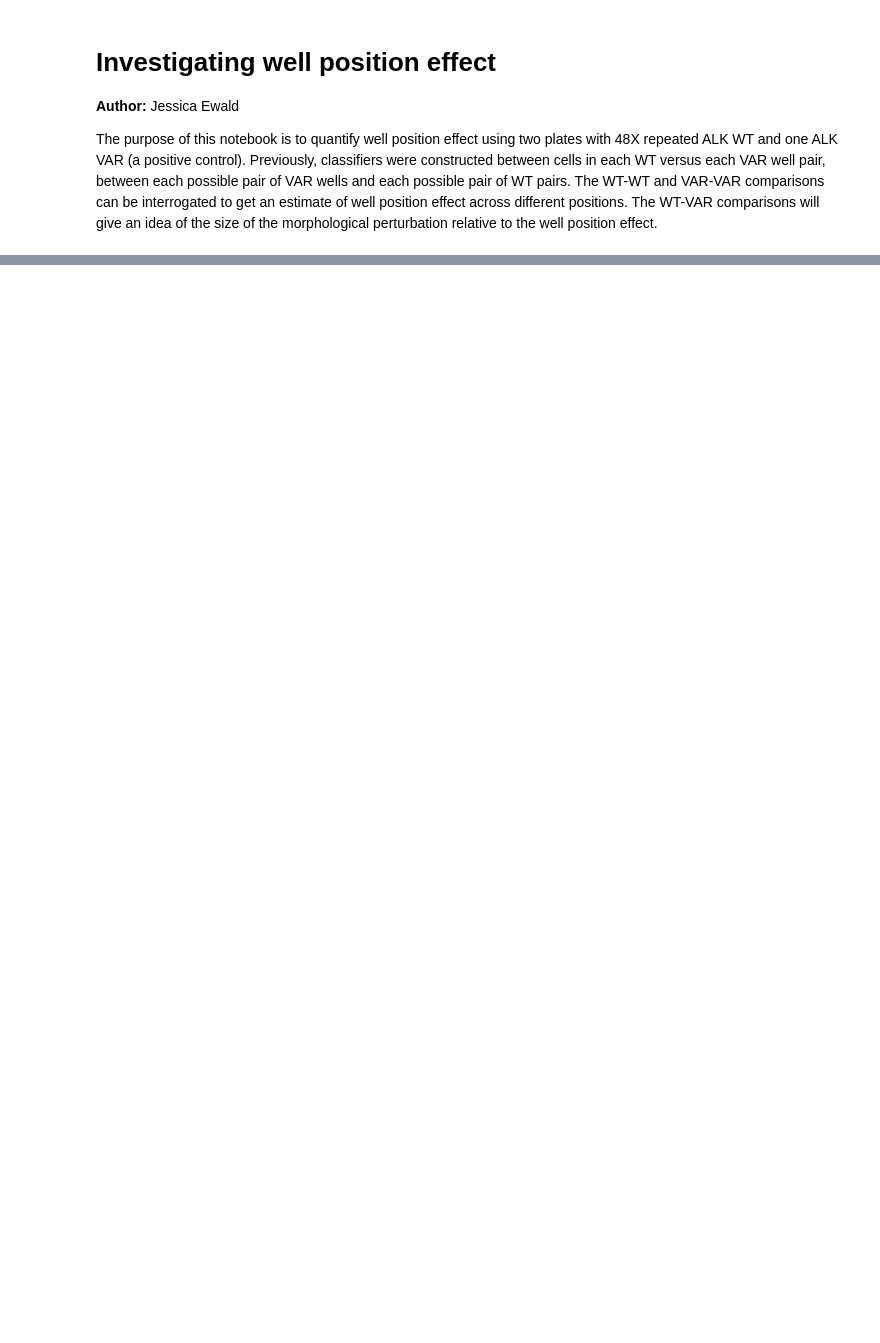
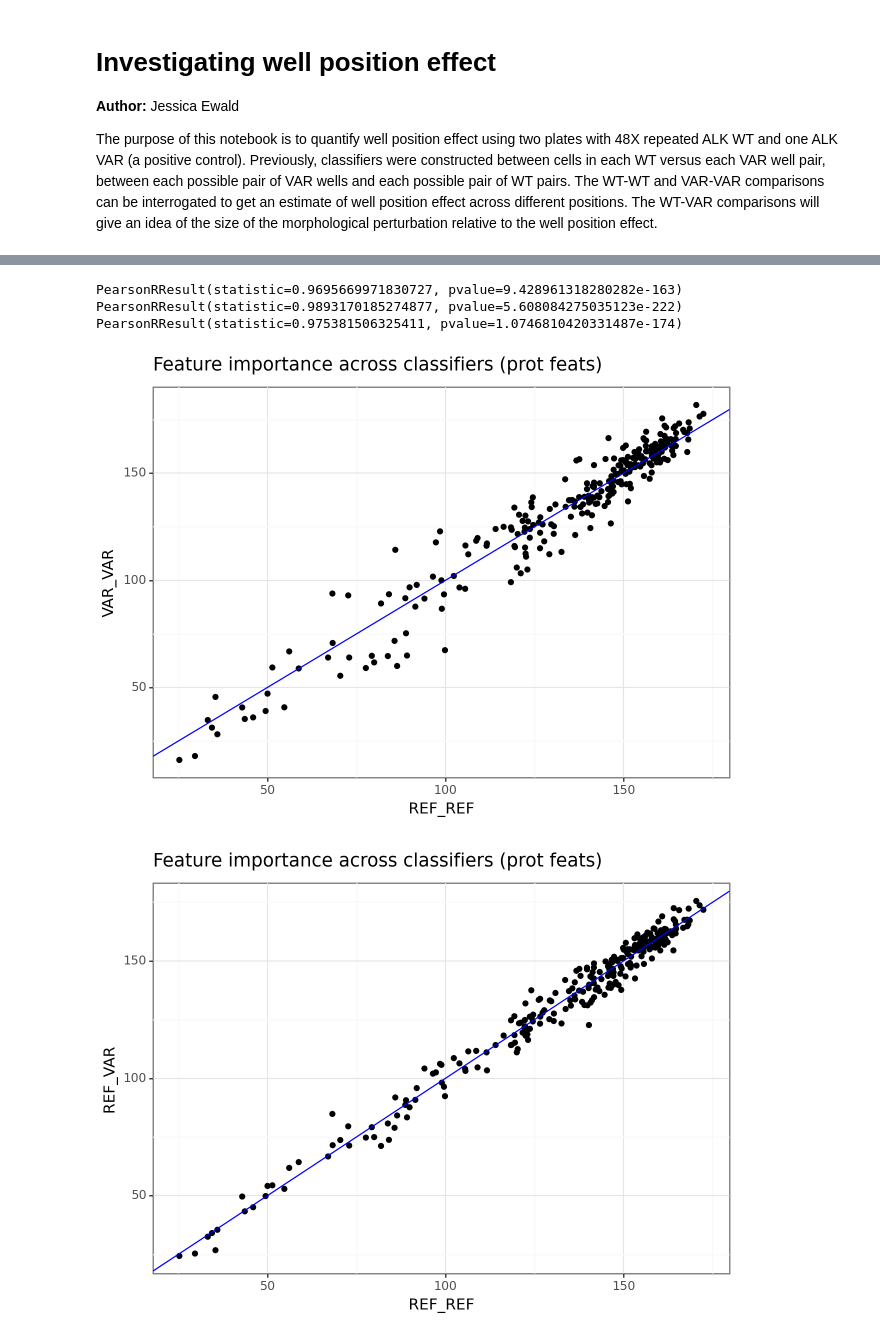
Before and after one commit to runxi-shen/2021_09_01_VarChAMP, a Jupyter notebook: 7.downstream_analysis_jess/notebooks/well_position.ipynb, the cells around one changed output, grey strips where cells are left out. Cells and saved outputs as stored; diff of their text form; code cells hidden in the pictures; blank space fills up the shorter version.

Commit message:
compare feat imp and scripts for new classif scenario

```diff
--- a/7.downstream_analysis_jess/notebooks/well_position.ipynb
+++ b/7.downstream_analysis_jess/notebooks/well_position.ipynb
@@ -49,0 +81,15 @@ From a quick examination of the results, we see that cells in all pairs of wells
+# %%
+# Add unique identifier
+feat_imp = feat_imp.with_columns(pl.concat_str([pl.col("Well_One"), pl.col("Well_Two"), pl.col("Feature_Set"), pl.col("Comparison")], separator="_").alias("ClassifierID"))
+#feat_imp = feat_imp.filter(pl.col("value") > 0)
+# %%
+# Add rank of feature within each classifier
+feat_imp = feat_imp.with_columns(pl.col("value").rank(descending=True).over("ClassifierID").alias("FIP_rank"))
+# %%
+# summarize ranks
+
+imp_summary = feat_imp.group_by(["variable", "Feature_Set", "Comparison"]).agg(pl.col("FIP_rank").mean().alias("mean_VIP"))
+# %%
+# Do features have similar importance across comparisons?
+
+prot_summary = imp_summary.filter(pl.col("Feature_Set") == "protein").pivot(index="variable", columns="Comparison", values="mean_VIP")
@@ -49,0 +100,33 @@ From a quick examination of the results, we see that cells in all pairs of wells
+# %%
+print(cor_ref_var)
+print(cor_ref_diff)
+print(cor_diff_var)
+# %% [output]
+PearsonRResult(statistic=0.9695669971830727, pvalue=9.428961318280282e-163)
+PearsonRResult(statistic=0.9893170185274877, pvalue=5.608084275035123e-222)
+PearsonRResult(statistic=0.975381506325411, pvalue=1.0746810420331487e-174)
+# %%
+from plotnine import ggplot, aes, geom_point, theme_bw, geom_abline, ggtitle
+p1 = (ggplot(prot_summary)
+         + aes(x = "REF_REF", y = "VAR_VAR")
+         + geom_point() + geom_abline(slope=1, intercept = 0, colour = 'blue')
+         + ggtitle("Feature importance across classifiers (prot feats)")
+         + theme_bw())
+print(p1)
+
+p2 = (ggplot(prot_summary)
+         + aes(x = "REF_REF", y = "REF_VAR")
+         + geom_point() + geom_abline(slope=1, intercept = 0, colour = 'blue')
+         + ggtitle("Feature importance across classifiers (prot feats)")
+         + theme_bw())
+print(p2)
+
+p3 = (ggplot(prot_summary)
+         + aes(x = "VAR_VAR", y = "REF_VAR")
+         + geom_point() + geom_abline(slope=1, intercept = 0, colour = 'blue')
+         + ggtitle("Feature importance across classifiers (prot feats)")
+         + theme_bw())
+print(p3)
+# %% [output]
+[figure, added]
+[figure, added]
```
Also changed, not shown: parts of 8 cells of this notebook, 3 other files.
